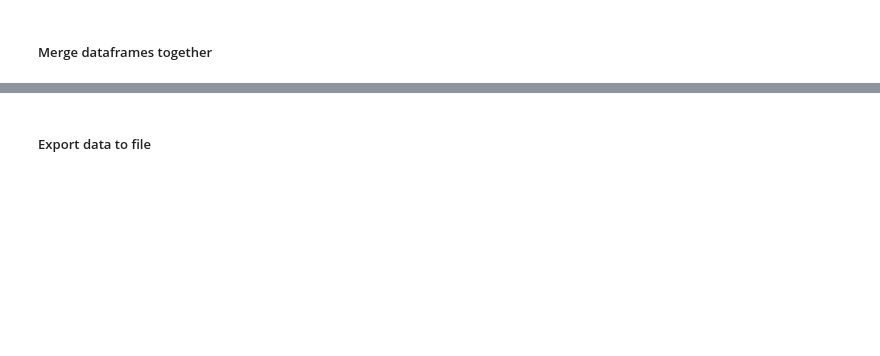
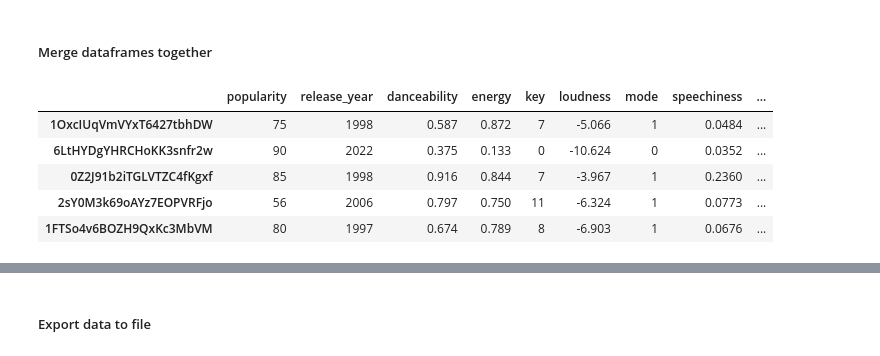
Before and after one commit to iuven1s/ds105-project, a Jupyter notebook: src/spotify_api.ipynb, the cells around one changed output, grey strips where cells are left out. Cells and saved outputs as stored; diff of their text form; code cells hidden in the pictures; blank space fills up the shorter version.

```diff
--- a/src/spotify_api.ipynb
+++ b/src/spotify_api.ipynb
@@ -113,3 +142,14 @@ all_audio_features_df.tail()
 # %% [markdown]
 ##### Merge dataframes together
+# %%
+info_with_features_df = pd.merge(all_tracks_info_df, all_audio_features_df, left_index=True, right_index=True)
+
+info_with_features_df.tail()
+# %% [output]
+|  | popularity | release_year | danceability | energy | key | loudness | mode | speechiness | ... |
+| 1OxcIUqVmVYxT6427tbhDW | 75 | 1998 | 0.587 | 0.872 | 7 | -5.066 | 1 | 0.0484 | ... |
+| 6LtHYDgYHRCHoKK3snfr2w | 90 | 2022 | 0.375 | 0.133 | 0 | -10.624 | 0 | 0.0352 | ... |
+| 0Z2J91b2iTGLVTZC4fKgxf | 85 | 1998 | 0.916 | 0.844 | 7 | -3.967 | 1 | 0.2360 | ... |
+| 2sY0M3k69oAYz7EOPVRFjo | 56 | 2006 | 0.797 | 0.750 | 11 | -6.324 | 1 | 0.0773 | ... |
+| 1FTSo4v6BOZH9QxKc3MbVM | 80 | 1997 | 0.674 | 0.789 | 8 | -6.903 | 1 | 0.0676 | ... |
 # %%
```
Also changed, not shown: parts of 15 cells of this notebook, 3 other files.
